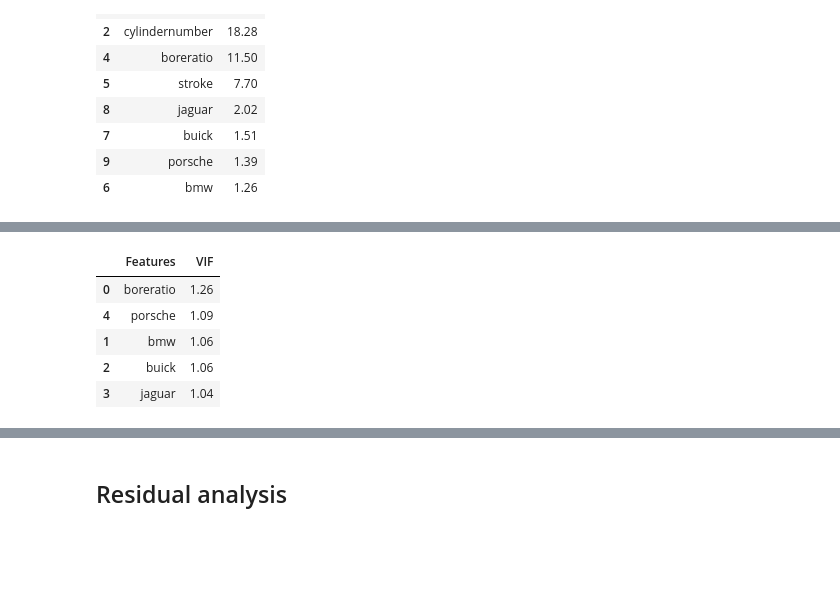
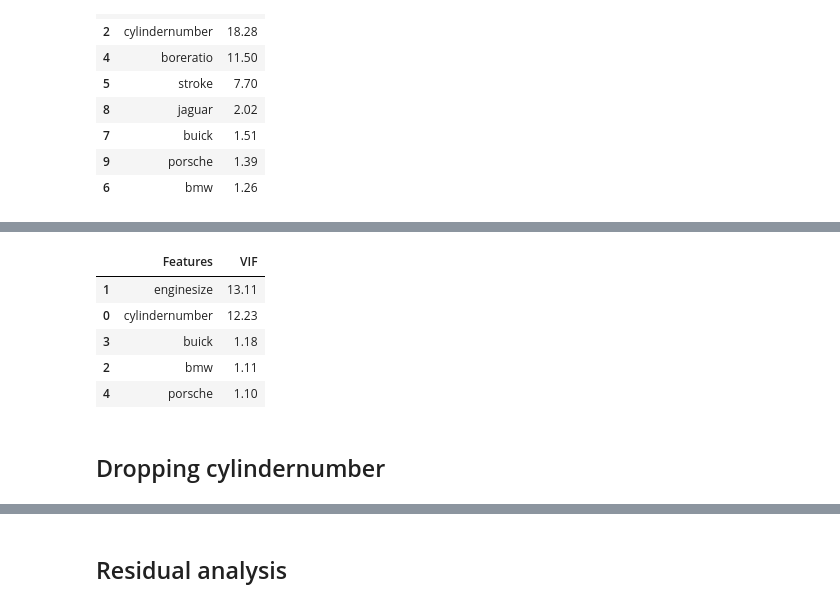
Before and after one commit to debanjank/kar11, a Jupyter notebook: LR_Assignment.ipynb, the cells around one changed output, grey strips where cells are left out. Cells and saved outputs as stored; diff of their text form; code cells hidden in the pictures; blank space fills up the shorter version.

```diff
--- a/LR_Assignment.ipynb
+++ b/LR_Assignment.ipynb
@@ -786,3 +807,6 @@ X_train_new4 = X_train_new3.drop(['cylindernumber'], axis=1)
+# %%
+#X_train_new4 = X_train_new3.drop(['enginelocation'], axis=1)
+X_train_new4 = X_train_new3.drop(['carwidth'], axis=1)
 # %%
 lm = sm.OLS(y_train,X_train_new4).fit()
 # %%
@@ -828,5 +852,6 @@ vif
 # %%
-X_train_new5 = X_train_new4.drop(['carwidth'], axis=1)
+#X_train_new5 = X_train_new4.drop(['carwidth'], axis=1)
+X_train_new5 = X_train_new4.drop(['boreratio'], axis=1)
 # %%
 lm = sm.OLS(y_train,X_train_new5).fit()
 # %%
@@ -873,3 +896,6 @@ X_train_new6 = X_train_new5.drop(['curbweight'], axis=1)
+# %%
+#X_train_new6 = X_train_new5.drop(['boreratio'], axis=1)
+X_train_new6 = X_train_new5.drop(['jaguar'], axis=1)
 # %%
 lm = sm.OLS(y_train,X_train_new6).fit()
 # %%
@@ -913,3 +939,4 @@ vif
 # %%
-X_train_new8 = X_train_new6.drop(['stroke'], axis=1)
+#X_train_new9 = X_train_new6.drop(['cylindernumber'], axis=1)
+X_train_new9 = X_train_new6.drop(['stroke'], axis=1)
 # %%
@@ -936,16 +963,18 @@ Warnings:
 [1] Standard Errors assume that the covariance matrix of the errors is correctly specified.
 # %%
 vif = pd.DataFrame()
-X = X_train_new8
+X = X_train_new9
 vif['Features'] = X.columns
 vif['VIF'] = [variance_inflation_factor(X.values, i) for i in range(X.shape[1])]
 vif['VIF'] = round(vif['VIF'], 2)
 vif = vif.sort_values(by = "VIF", ascending = False)
 vif
 # %% [output]
 |  | Features | VIF |
-| 0 | boreratio | 1.26 |
-| 4 | porsche | 1.09 |
-| 1 | bmw | 1.06 |
-| 2 | buick | 1.06 |
-| 3 | jaguar | 1.04 |
+| 1 | enginesize | 13.11 |
+| 0 | cylindernumber | 12.23 |
+| 3 | buick | 1.18 |
+| 2 | bmw | 1.11 |
+| 4 | porsche | 1.10 |
+# %% [markdown]
+## Dropping cylindernumber
```
Also changed, not shown: parts of 38 cells of this notebook.
